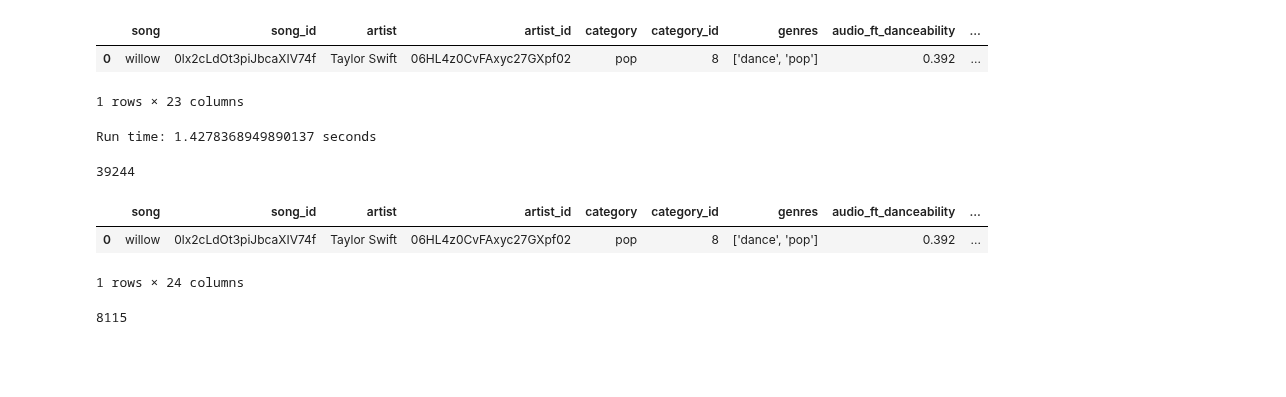
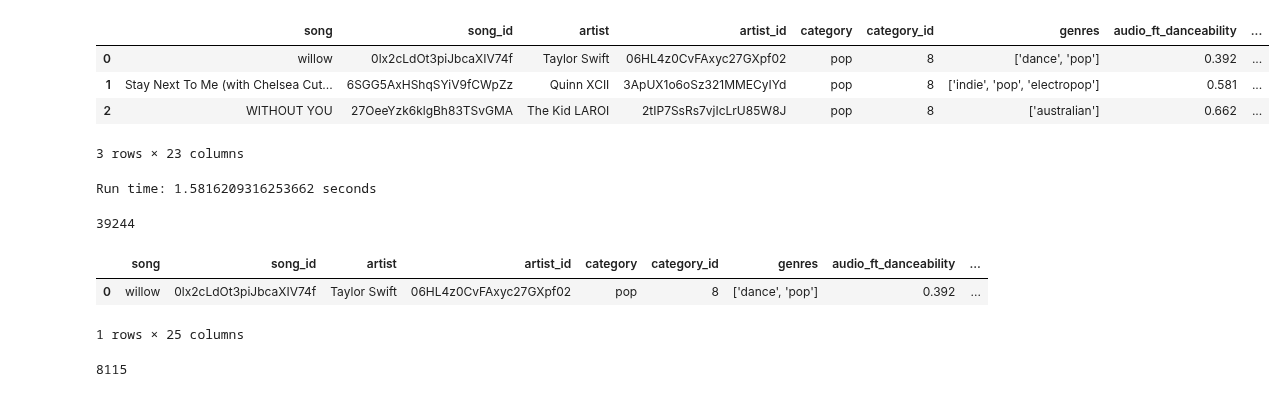
Before and after one commit to hannahkidwell/NLP-Spotify-Genres, a Jupyter notebook: Notebooks/genre_by_word_count.ipynb, the cells around one changed output. Saved outputs shown, nothing was run; the diff lists cells and outputs as text; code cells hidden in the pictures; blank space fills up the shorter version.

```diff
--- a/Notebooks/genre_by_word_count.ipynb
+++ b/Notebooks/genre_by_word_count.ipynb
@@ -7,16 +7,19 @@ import time
 # %%
 # Create DataFrame from CSV file
 nlp_df = pd.read_csv('../Data/nlp_df.csv')
 nlp_df = nlp_df.drop(['non_alpha_words', 'words'], axis=1)
-nlp_df.head(1)
+nlp_df.head(3)
 # %% [output]
 |  | song | song_id | artist | artist_id | category | category_id | genres | audio_ft_danceability | ... |
 | 0 | willow | 0lx2cLdOt3piJbcaXIV74f | Taylor Swift | 06HL4z0CvFAxyc27GXpf02 | pop | 8 | ['dance', 'pop'] | 0.392 | ... |
+| 1 | Stay Next To Me (with Chelsea Cut... | 6SGG5AxHShqSYiV9fCWpZz | Quinn XCII | 3ApUX1o6oSz321MMECyIYd | pop | 8 | ['indie', 'pop', 'electropop'] | 0.581 | ... |
+| 2 | WITHOUT YOU | 27OeeYzk6klgBh83TSvGMA | The Kid LAROI | 2tIP7SsRs7vjIcLrU85W8J | pop | 8 | ['australian'] | 0.662 | ... |
-1 rows × 23 columns
+3 rows × 23 columns
 # %%
-# Create a list of all words, unique word counts, and filtered words
+# Create a list of all words, word counts, unique word counts, and filtered words
 t0 = time.time()
 words_list = []
+word_counts = []
 unique_word_counts = []
 filtered_words_list = []
 for index, row in nlp_df.iterrows():
@@ -33,7 +36,9 @@ for index, row in nlp_df.iterrows():
         filtered_words = filtered_words.replace('\\u200e', '')
         filtered_words = filtered_words.replace('\\xa0', '')
     filtered_words_list.append(filtered_words)
-    unique_words = list(set(filtered_words.strip().split(' ')))
+    words = filtered_words.strip().split(' ')
+    word_counts.append(len(words))
+    unique_words = list(set(words))
     unique_word_counts.append(len(unique_words))
     words_list.extend(unique_words)
 word_columns = list(set(words_list))
@@ -41,17 +46,18 @@ t1 = time.time()
 print(f'Run time: {t1-t0} seconds')
 len(word_columns)
 # %% [output]
-Run time: 1.4278368949890137 seconds
+Run time: 1.5816209316253662 seconds
 39244
 # %%
-# Add a unique_word_count column and replace the filtered column
+# Add word_count and unique_word_count columns and replace the filtered column
+nlp_df['word_count'] = word_counts
 nlp_df['unique_word_count'] = unique_word_counts
 nlp_df['filtered'] = filtered_words_list
 nlp_df.head(1)
 # %% [output]
 |  | song | song_id | artist | artist_id | category | category_id | genres | audio_ft_danceability | ... |
 | 0 | willow | 0lx2cLdOt3piJbcaXIV74f | Taylor Swift | 06HL4z0CvFAxyc27GXpf02 | pop | 8 | ['dance', 'pop'] | 0.392 | ... |
-1 rows × 24 columns
+1 rows × 25 columns
 # %%
 # Remove songs with less than 25 unique words
 nlp_df = nlp_df[nlp_df['unique_word_count']>=25]
```
Also changed, not shown: parts of 13 cells of this notebook, 4 other files.
